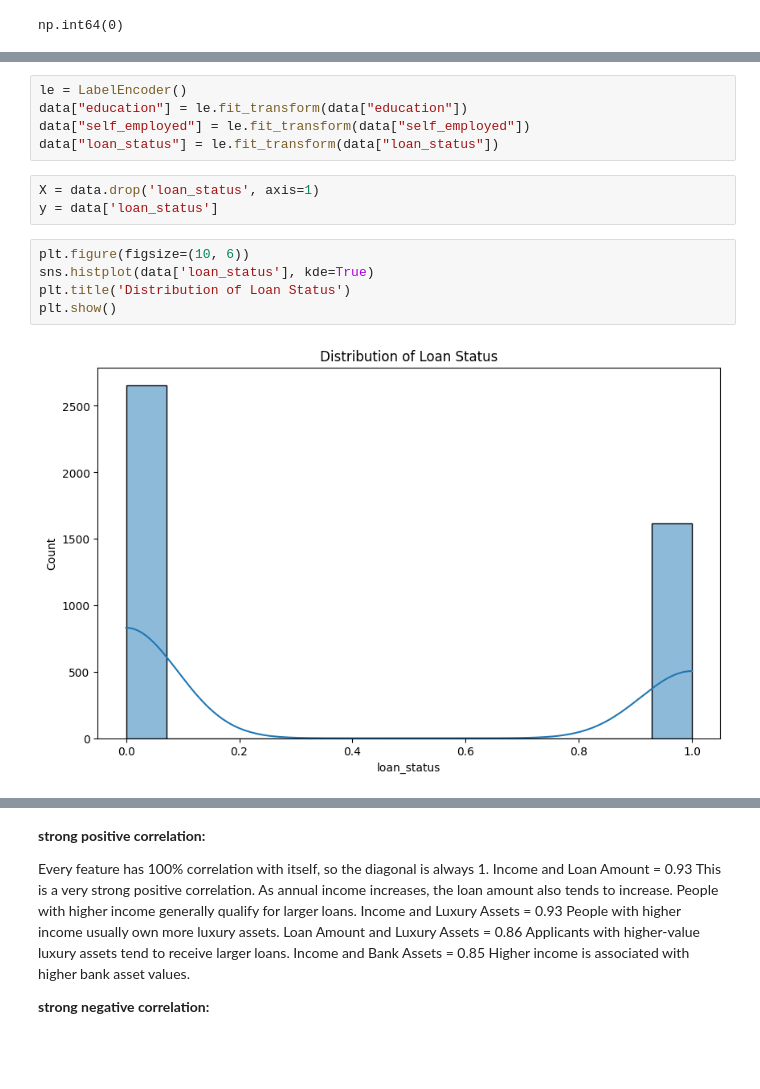
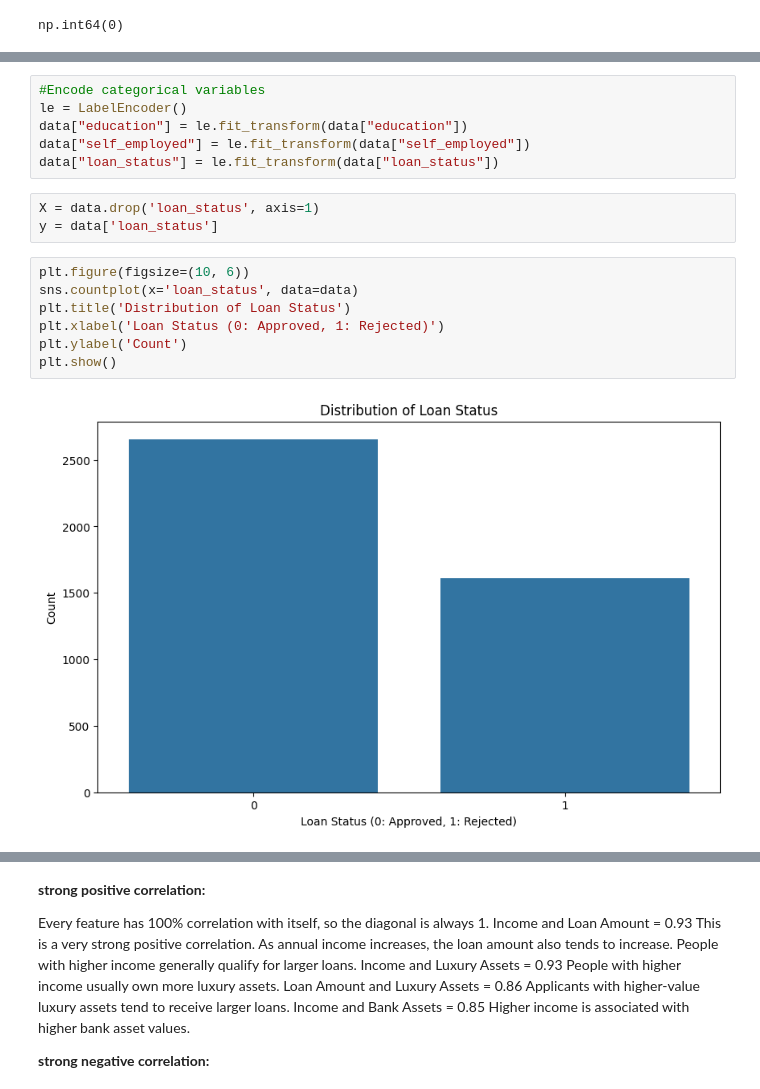
Before and after one commit to varshamqa/AIML_Practice_Repo_VSC1, a Jupyter notebook: ML_Project1.ipynb, the cells around one changed output, grey strips where cells are left out. Cells and saved outputs as stored; diff of their text form; blank space fills up the shorter version.

```diff
--- a/ML_Project1.ipynb
+++ b/ML_Project1.ipynb
@@ -139,4 +180,5 @@ Index([], dtype='object')
 # %%
+#Encode categorical variables
 le = LabelEncoder()
 data["education"] = le.fit_transform(data["education"])
 data["self_employed"] = le.fit_transform(data["self_employed"])
@@ -146,8 +188,10 @@ X = data.drop('loan_status', axis=1)
 y = data['loan_status']
 # %%
 plt.figure(figsize=(10, 6))
-sns.histplot(data['loan_status'], kde=True)
+sns.countplot(x='loan_status', data=data)
 plt.title('Distribution of Loan Status')
+plt.xlabel('Loan Status (0: Approved, 1: Rejected)')
+plt.ylabel('Count')
 plt.show()
 # %% [output]
-[figure, old version]
+[figure, new version]
```
Also changed, not shown: parts of 25 cells of this notebook.
